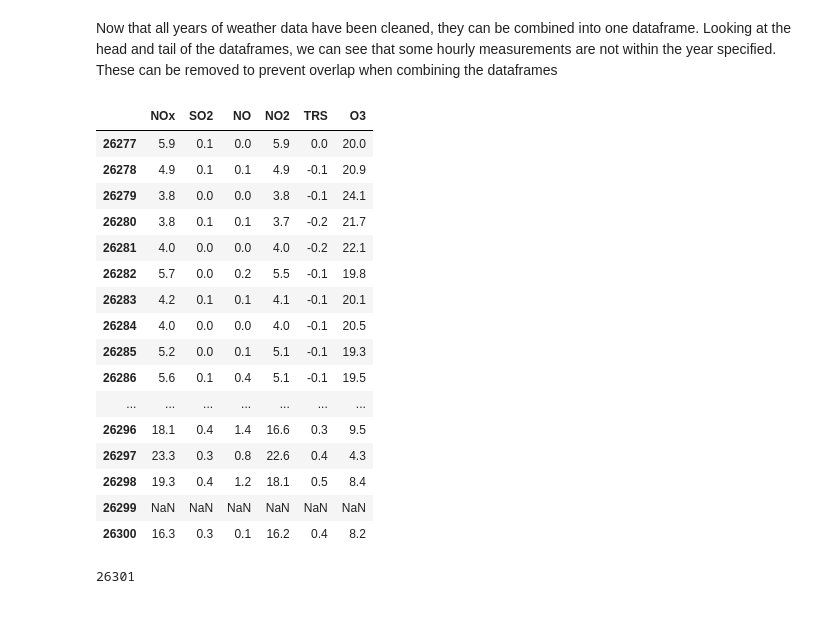
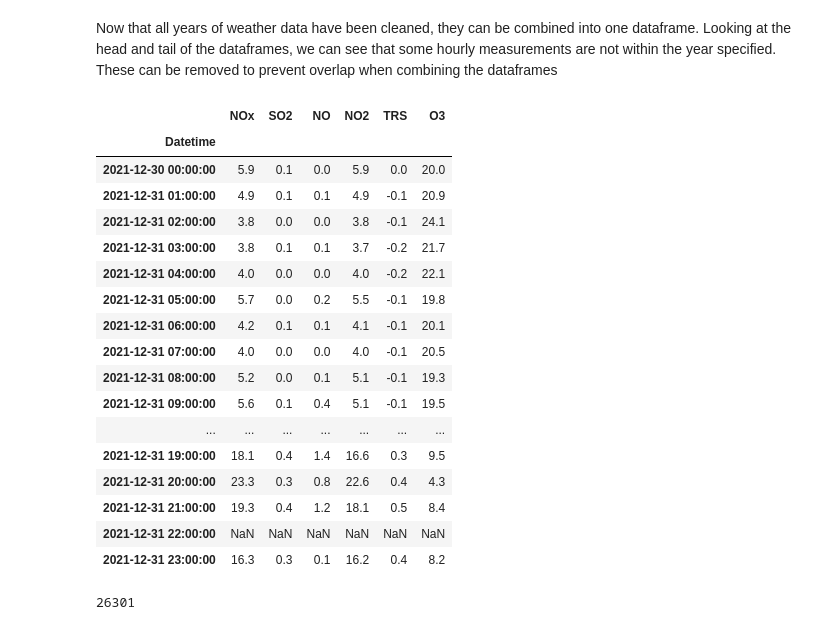
Before and after one commit to mirandadoris/CIV1498_Project2_Pythoneers, a Jupyter notebook: 1-Data_cleaning/AQ_Data_Cleaning.ipynb, the cells around one changed output. Saved outputs shown, nothing was run; the diff lists cells and outputs as text; code cells hidden in the pictures.

Commit message:
fixed datetime index error

```diff
--- a/1-Data_cleaning/AQ_Data_Cleaning.ipynb
+++ b/1-Data_cleaning/AQ_Data_Cleaning.ipynb
@@ -84,34 +84,35 @@ Now that all years of weather data have been cleaned, they can be combined into
 # %%
 # Remove any hourly measurements that are not part of the year to prevent overlap when combining dataframes
 # Filter data between two dates
 year1 = year1.loc[(year1.index >= '2019-01-01')
                                           & (year1.index < '2020-01-01')]
 year2 = year2.loc[(year2.index >= '2020-01-01')
                                           & (year2.index < '2021-01-01')]
 year3 = year3.loc[(year3.index >= '2021-01-01')
                                           & (year3.index < '2022-01-01')]
 
 # Combine 3 years
-FarmingtonCommunityHall_AQ = pd.concat([year1, year2, year3], ignore_index=True)
+FarmingtonCommunityHall_AQ = pd.concat([year1, year2, year3])
 FarmingtonCommunityHall_AQ.tail(24)
 # %% [output]
 |  | NOx | SO2 | NO | NO2 | TRS | O3 |
-| 26277 | 5.9 | 0.1 | 0.0 | 5.9 | 0.0 | 20.0 |
-| 26278 | 4.9 | 0.1 | 0.1 | 4.9 | -0.1 | 20.9 |
-| 26279 | 3.8 | 0.0 | 0.0 | 3.8 | -0.1 | 24.1 |
-| 26280 | 3.8 | 0.1 | 0.1 | 3.7 | -0.2 | 21.7 |
-| 26281 | 4.0 | 0.0 | 0.0 | 4.0 | -0.2 | 22.1 |
-| 26282 | 5.7 | 0.0 | 0.2 | 5.5 | -0.1 | 19.8 |
-| 26283 | 4.2 | 0.1 | 0.1 | 4.1 | -0.1 | 20.1 |
-| 26284 | 4.0 | 0.0 | 0.0 | 4.0 | -0.1 | 20.5 |
-| 26285 | 5.2 | 0.0 | 0.1 | 5.1 | -0.1 | 19.3 |
-| 26286 | 5.6 | 0.1 | 0.4 | 5.1 | -0.1 | 19.5 |
+| Datetime |  |  |  |  |  |  |
+| 2021-12-30 00:00:00 | 5.9 | 0.1 | 0.0 | 5.9 | 0.0 | 20.0 |
+| 2021-12-31 01:00:00 | 4.9 | 0.1 | 0.1 | 4.9 | -0.1 | 20.9 |
+| 2021-12-31 02:00:00 | 3.8 | 0.0 | 0.0 | 3.8 | -0.1 | 24.1 |
+| 2021-12-31 03:00:00 | 3.8 | 0.1 | 0.1 | 3.7 | -0.2 | 21.7 |
+| 2021-12-31 04:00:00 | 4.0 | 0.0 | 0.0 | 4.0 | -0.2 | 22.1 |
+| 2021-12-31 05:00:00 | 5.7 | 0.0 | 0.2 | 5.5 | -0.1 | 19.8 |
+| 2021-12-31 06:00:00 | 4.2 | 0.1 | 0.1 | 4.1 | -0.1 | 20.1 |
+| 2021-12-31 07:00:00 | 4.0 | 0.0 | 0.0 | 4.0 | -0.1 | 20.5 |
+| 2021-12-31 08:00:00 | 5.2 | 0.0 | 0.1 | 5.1 | -0.1 | 19.3 |
+| 2021-12-31 09:00:00 | 5.6 | 0.1 | 0.4 | 5.1 | -0.1 | 19.5 |
 | ... | ... | ... | ... | ... | ... | ... |
-| 26296 | 18.1 | 0.4 | 1.4 | 16.6 | 0.3 | 9.5 |
-| 26297 | 23.3 | 0.3 | 0.8 | 22.6 | 0.4 | 4.3 |
-| 26298 | 19.3 | 0.4 | 1.2 | 18.1 | 0.5 | 8.4 |
-| 26299 | NaN | NaN | NaN | NaN | NaN | NaN |
-| 26300 | 16.3 | 0.3 | 0.1 | 16.2 | 0.4 | 8.2 |
+| 2021-12-31 19:00:00 | 18.1 | 0.4 | 1.4 | 16.6 | 0.3 | 9.5 |
+| 2021-12-31 20:00:00 | 23.3 | 0.3 | 0.8 | 22.6 | 0.4 | 4.3 |
+| 2021-12-31 21:00:00 | 19.3 | 0.4 | 1.2 | 18.1 | 0.5 | 8.4 |
+| 2021-12-31 22:00:00 | NaN | NaN | NaN | NaN | NaN | NaN |
+| 2021-12-31 23:00:00 | 16.3 | 0.3 | 0.1 | 16.2 | 0.4 | 8.2 |
 # %%
 # Assess the dataframe for any missing values
 print(len(FarmingtonCommunityHall_AQ))
```
Also changed, not shown: parts of 1 cell of this notebook, 2 other files.
